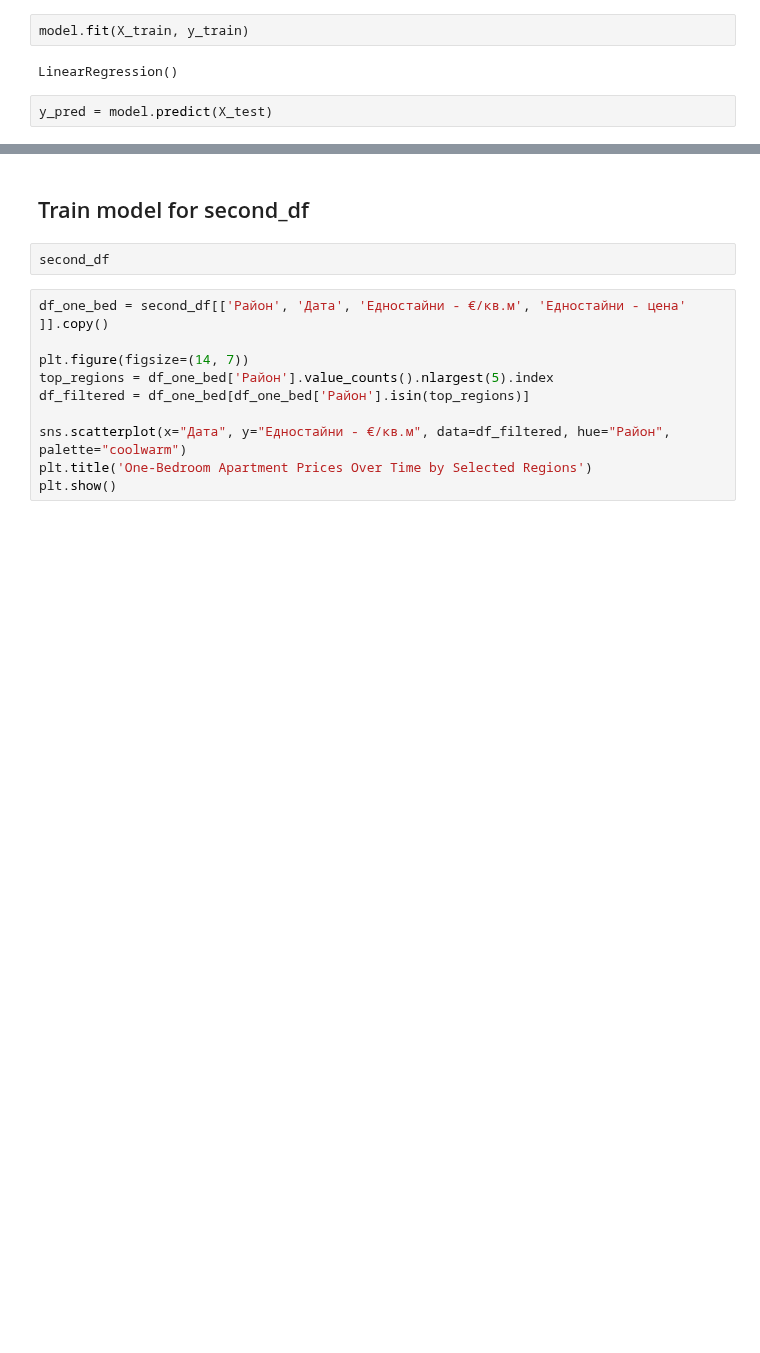
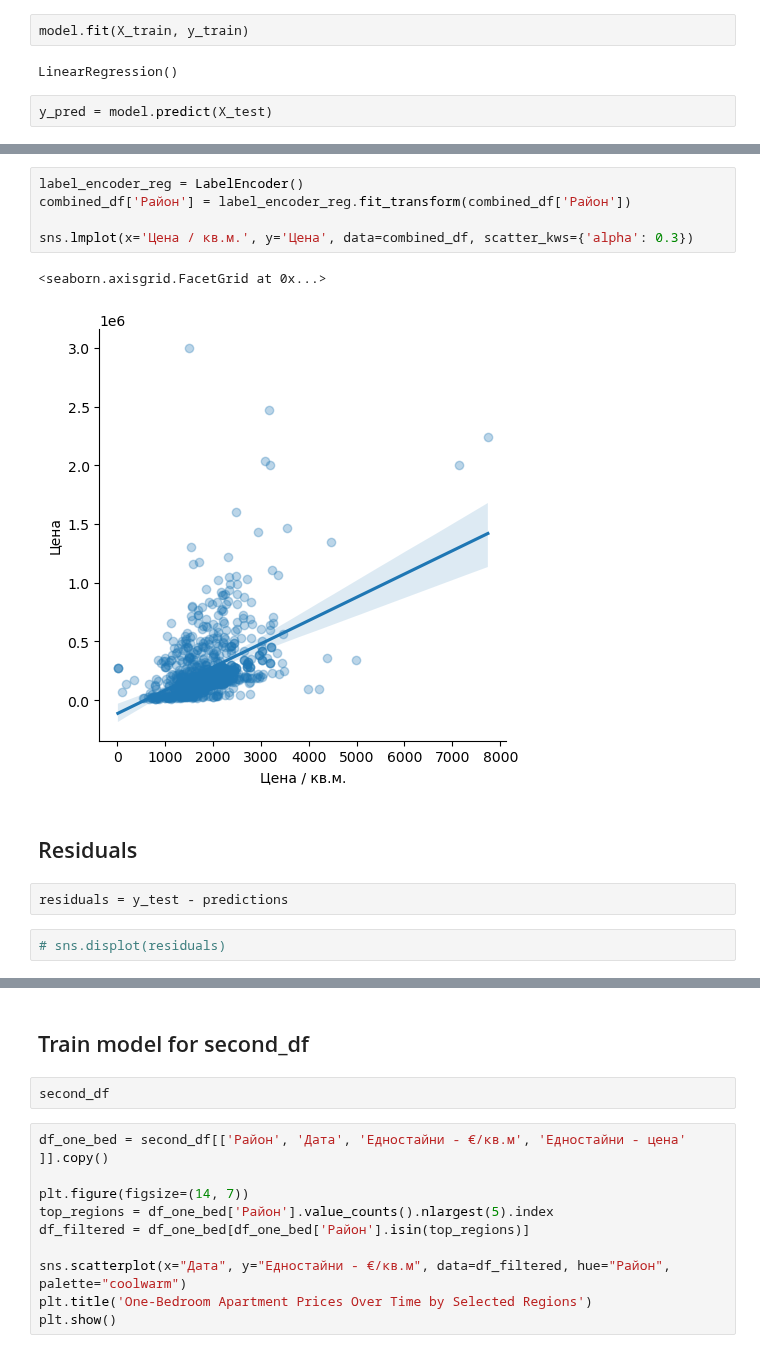
Before and after one commit to GalkaKG/Predicting-Sofia-Real-Estate-Prices, a Jupyter notebook: Predicting Sofia Real Estate Prices.ipynb, the cells around one changed output, grey strips where cells are left out. Drawn from its saved outputs; the diff is of its cells as text; blank space fills up the shorter version.

```diff
--- a/Predicting Sofia Real Estate Prices.ipynb
+++ b/Predicting Sofia Real Estate Prices.ipynb
@@ -758,0 +832,14 @@ mse
+# %%
+label_encoder_reg = LabelEncoder()
+combined_df['Район'] = label_encoder_reg.fit_transform(combined_df['Район'])
+
+sns.lmplot(x='Цена / кв.м.', y='Цена', data=combined_df, scatter_kws={'alpha': 0.3})
+# %% [output]
+<seaborn.axisgrid.FacetGrid at 0x...>
+[figure, added]
+# %% [markdown]
+## Residuals
+# %%
+residuals = y_test - predictions
+# %%
+# sns.displot(residuals)
```
Also changed, not shown: parts of 36 cells of this notebook.
